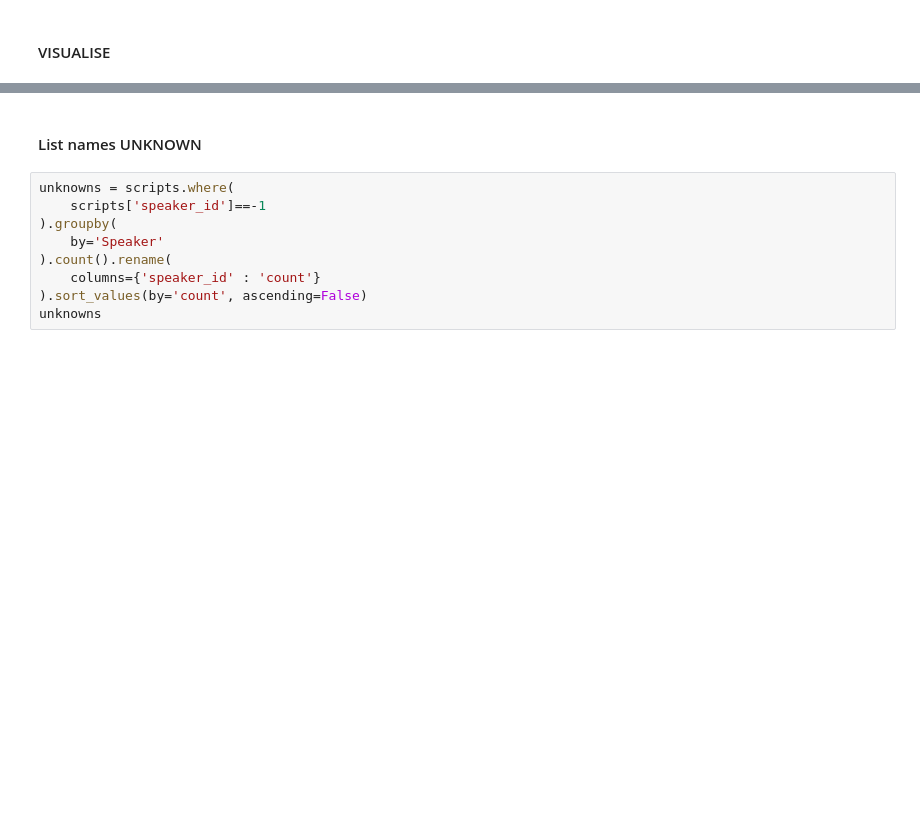
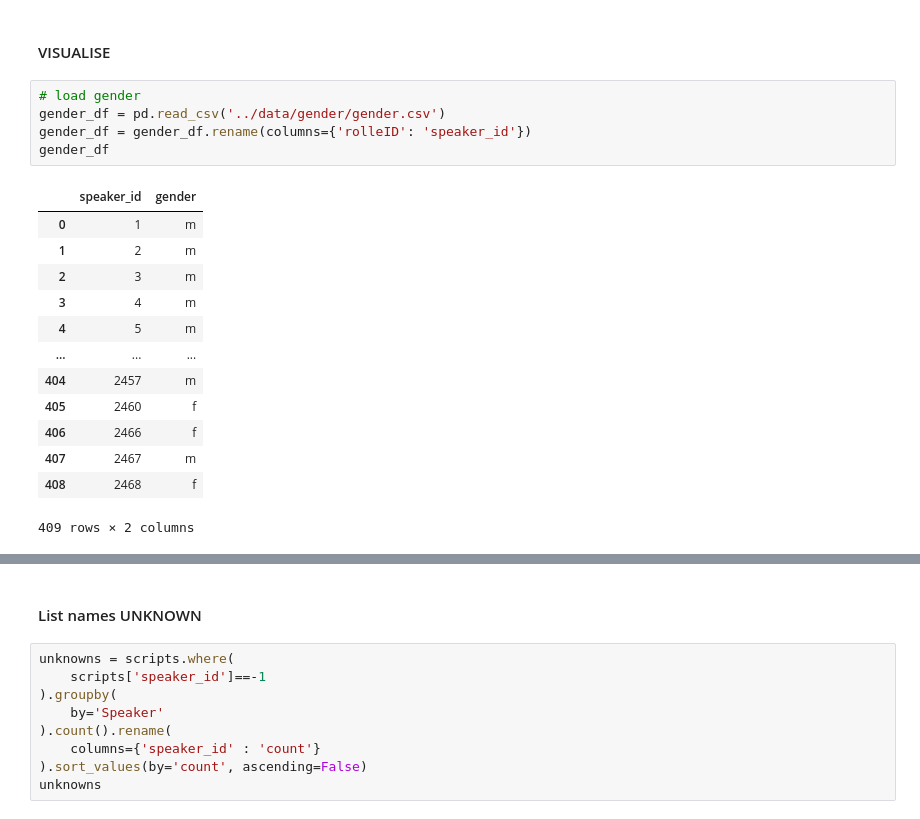
Before and after one commit to klaemsch/the-three-investigators, a Jupyter notebook: combine/vis.ipynb, the cells around one changed output, grey strips where cells are left out. Cells and saved outputs as stored; diff of their text form; blank space fills up the shorter version.

```diff
--- a/combine/vis.ipynb
+++ b/combine/vis.ipynb
@@ -90,3 +91,22 @@ speaker_counts
 # %% [markdown]
 #### VISUALISE
+# %%
+# load gender
+gender_df = pd.read_csv('../data/gender/gender.csv')
+gender_df = gender_df.rename(columns={'rolleID': 'speaker_id'})
+gender_df
+# %% [output]
+|  | speaker_id | gender |
+| 0 | 1 | m |
+| 1 | 2 | m |
+| 2 | 3 | m |
+| 3 | 4 | m |
+| 4 | 5 | m |
+| ... | ... | ... |
+| 404 | 2457 | m |
+| 405 | 2460 | f |
+| 406 | 2466 | f |
+| 407 | 2467 | m |
+| 408 | 2468 | f |
+409 rows × 2 columns
 # %%
```
Also changed, not shown: parts of 5 cells of this notebook, 2 other files.
